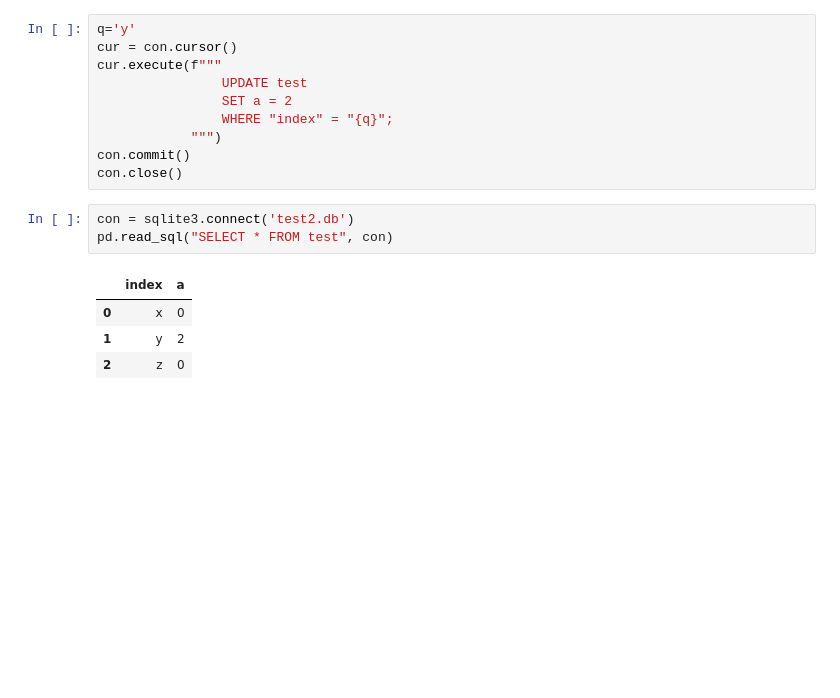
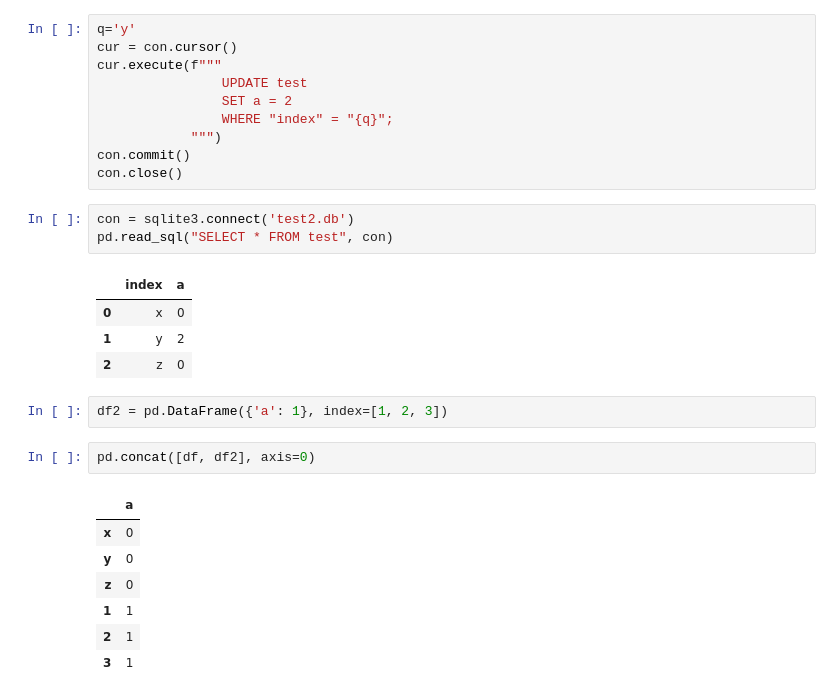
Before and after one commit to UHBristolDataScience/SMARTTDataExtraction, a Jupyter notebook: scripts/mapping_ids.ipynb, the cells around one changed output. Cells and saved outputs as stored; diff of their text form; blank space fills up the shorter version.

```diff
--- a/scripts/mapping_ids.ipynb
+++ b/scripts/mapping_ids.ipynb
@@ -145,3 +145,15 @@ pd.read_sql("SELECT * FROM test", con)
 | 0 | x | 0 |
 | 1 | y | 2 |
 | 2 | z | 0 |
+# %%
+df2 = pd.DataFrame({'a': 1}, index=[1, 2, 3])
+# %%
+pd.concat([df, df2], axis=0)
+# %% [output]
+|  | a |
+| x | 0 |
+| y | 0 |
+| z | 0 |
+| 1 | 1 |
+| 2 | 1 |
+| 3 | 1 |
```
Also changed, not shown: parts of 1 cell of this notebook, 4 other files.
